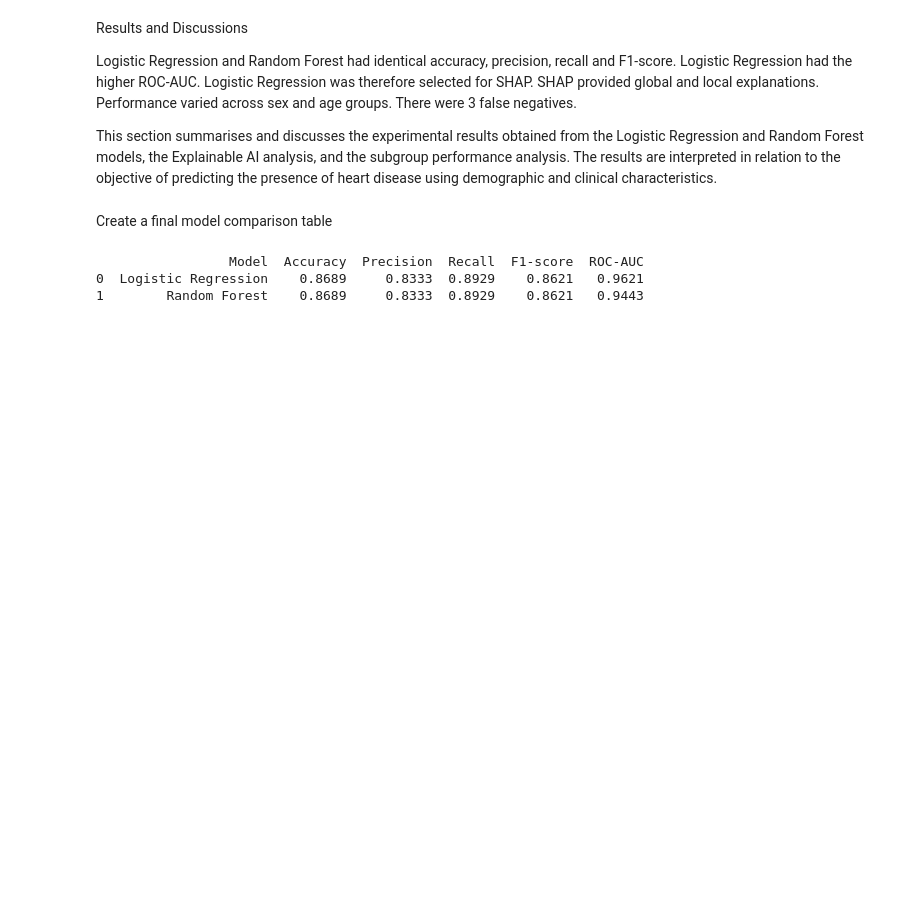
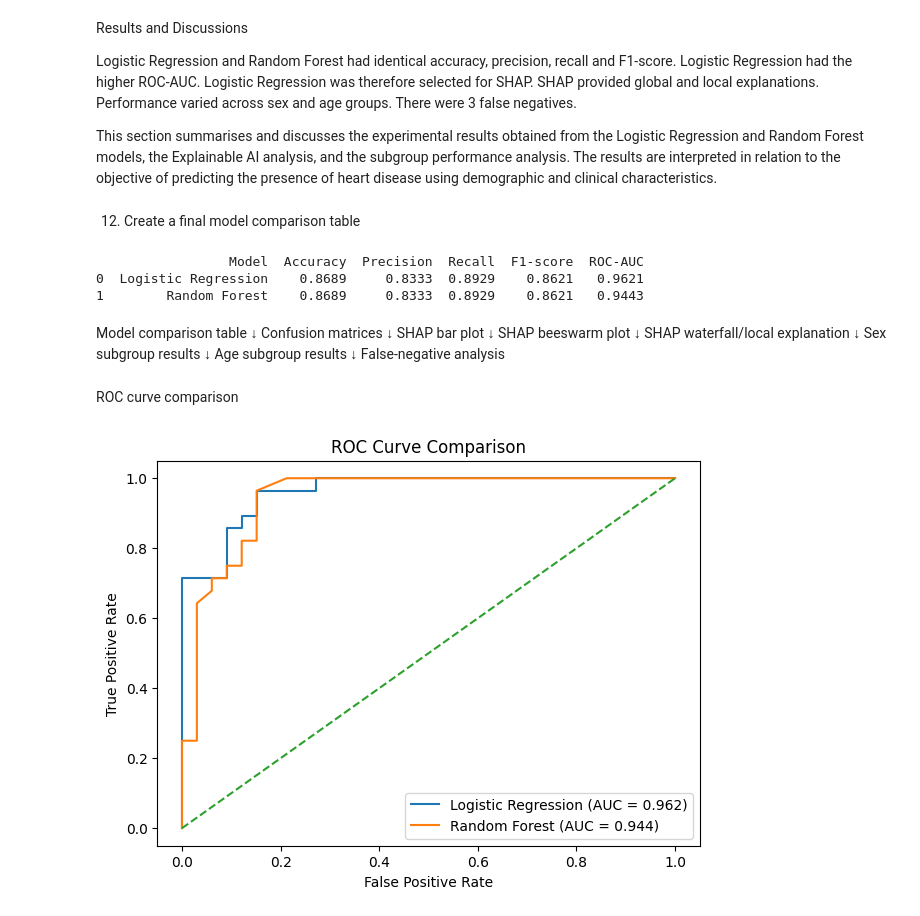
Before and after one commit to G-Varghese/Heart_Disease_AI, a Jupyter notebook: notebooks/01_heart_disease_analysis.ipynb, the cells around one changed output. Drawn from its saved outputs; the diff is of its cells as text; code cells hidden in the pictures; blank space fills up the shorter version.

```diff
--- a/notebooks/01_dataset_preprocessing.ipynb
+++ b/notebooks/01_heart_disease_analysis.ipynb
@@ -1143,7 +1143,7 @@ There were 3 false negatives.
 
 This section summarises and discusses the experimental results obtained from the Logistic Regression and Random Forest models, the Explainable AI analysis, and the subgroup performance analysis. The results are interpreted in relation to the objective of predicting the presence of heart disease using demographic and clinical characteristics.
 # %% [markdown]
-Create a final model comparison table
+12. Create a final model comparison table
 # %%
 results_rounded = results.copy()
 
@@ -1158,3 +1158,51 @@ print(results_rounded)
                  Model  Accuracy  Precision  Recall  F1-score  ROC-AUC
 0  Logistic Regression    0.8689     0.8333  0.8929    0.8621   0.9621
 1        Random Forest    0.8689     0.8333  0.8929    0.8621   0.9443
+# %% [markdown]
+Model comparison table
+        ↓
+Confusion matrices
+        ↓
+SHAP bar plot
+        ↓
+SHAP beeswarm plot
+        ↓
+SHAP waterfall/local explanation
+        ↓
+Sex subgroup results
+        ↓
+Age subgroup results
+        ↓
+False-negative analysis
+# %% [markdown]
+ROC curve comparison
+# %%
+from sklearn.metrics import roc_curve
+import matplotlib.pyplot as plt
+
+fpr_logistic, tpr_logistic, _ = roc_curve(y_test, y_prob_logistic)
+fpr_rf, tpr_rf, _ = roc_curve(y_test, y_prob_rf)
+
+plt.figure(figsize=(7, 5))
+
+plt.plot(
+    fpr_logistic,
+    tpr_logistic,
+    label=f"Logistic Regression (AUC = {logistic_roc_auc:.3f})"
+)
+
+plt.plot(
+    fpr_rf,
+    tpr_rf,
+    label=f"Random Forest (AUC = {rf_roc_auc:.3f})"
+)
+
+plt.plot([0, 1], [0, 1], linestyle="--")
+
+plt.xlabel("False Positive Rate")
+plt.ylabel("True Positive Rate")
+plt.title("ROC Curve Comparison")
+plt.legend()
+plt.show()
+# %% [output]
+[figure, added]
```
Also changed, not shown: parts of 3 cells of this notebook, 11 other files.
